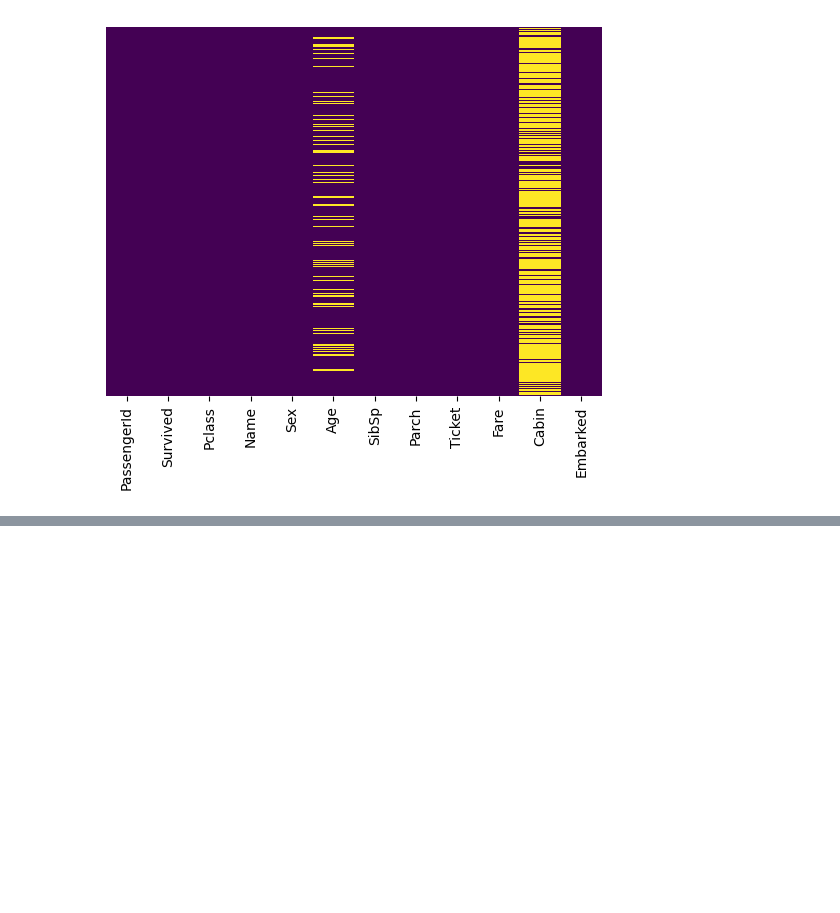
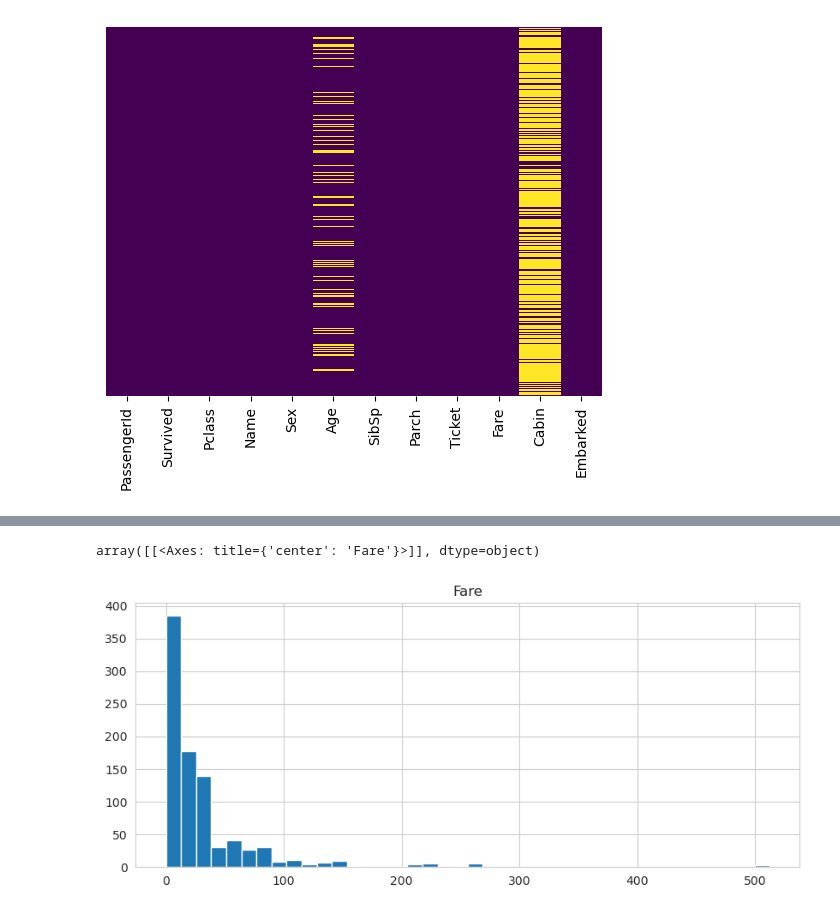
Before and after one commit to Basi10/data_science_bootcamp, a Jupyter notebook: Logistic Regression/logistic-regression-exercise.ipynb, the cells around one changed output, grey strips where cells are left out. Cells and saved outputs as stored; diff of their text form; code cells hidden in the pictures; blank space fills up the shorter version.

```diff
--- a/Logistic Regression/logistic-regression-exercise.ipynb
+++ b/Logistic Regression/logistic-regression-exercise.ipynb
@@ -22,0 +62,5 @@ sns.heatmap(train.isnull(),yticklabels=False,cbar=False,cmap='viridis')
+# %%
+train.hist(column='Fare',bins=40,figsize=(10,4))
+# %% [output]
+array([[<Axes: title={'center': 'Fare'}>]], dtype=object)
+[figure, added]
```
Also changed, not shown: parts of 11 cells of this notebook.
